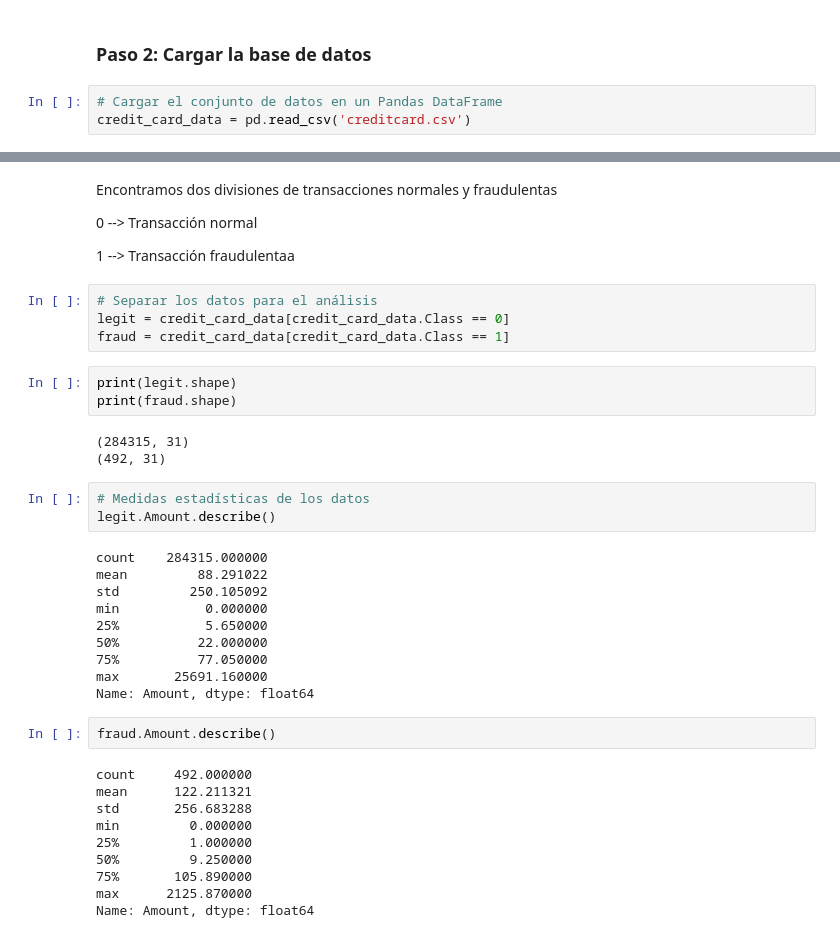
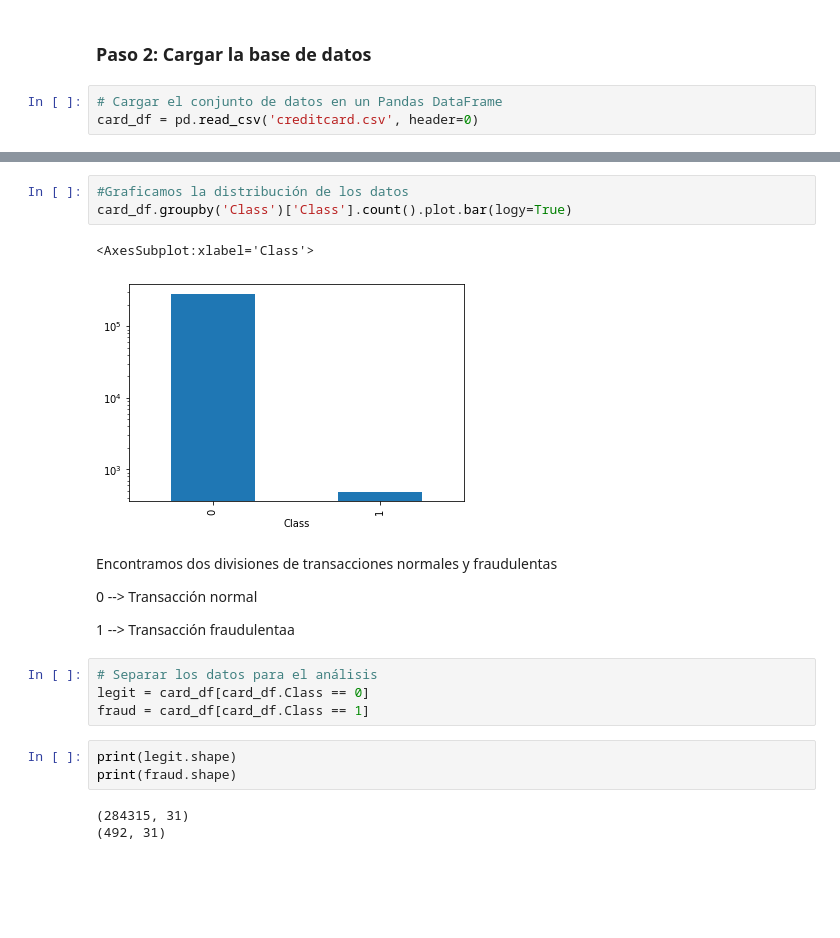
Before and after one commit to EnriquePalacios99/Projecto_Detecci-n_de_fraude_en_tarjetas_de_cr-dito, a Jupyter notebook: Projecto_Detección_de_fraude_en_tarjetas_de_crédito.ipynb, the cells around one changed output, grey strips where cells are left out. Drawn from its saved outputs; the diff is of its cells as text; blank space fills up the shorter version.

```diff
--- a/Projecto_Detección_de_fraude_en_tarjetas_de_crédito.ipynb
+++ b/Projecto_Detección_de_fraude_en_tarjetas_de_crédito.ipynb
@@ -12,6 +78,6 @@ from sklearn.metrics import accuracy_score
 ### Paso 2: Cargar la base de datos
 # %%
 # Cargar el conjunto de datos en un Pandas DataFrame
-credit_card_data = pd.read_csv('creditcard.csv')
+card_df = pd.read_csv('creditcard.csv', header=0)
 # %%
 # Primeras 5 filas del conjunto de datos
@@ -83,6 +197,12 @@ credit_card_data['Class'].value_counts()
 0    284315
 1       492
 Name: Class, dtype: int64
+# %%
+#Graficamos la distribución de los datos
+card_df.groupby('Class')['Class'].count().plot.bar(logy=True)
+# %% [output]
+<AxesSubplot:xlabel='Class'>
+[figure, added]
 # %% [markdown]
 Encontramos dos divisiones de transacciones normales y fraudulentas
 
@@ -91,36 +211,11 @@ Encontramos dos divisiones de transacciones normales y fraudulentas
 1 --> Transacción fraudulentaa
 # %%
 # Separar los datos para el análisis
-legit = credit_card_data[credit_card_data.Class == 0]
-fraud = credit_card_data[credit_card_data.Class == 1]
+legit = card_df[card_df.Class == 0]
+fraud = card_df[card_df.Class == 1]
 # %%
 print(legit.shape)
 print(fraud.shape)
 # %% [output]
 (284315, 31)
 (492, 31)
-# %%
-# Medidas estadísticas de los datos
-legit.Amount.describe()
-# %% [output]
-count    284315.000000
-mean         88.291022
-std         250.105092
-min           0.000000
-25%           5.650000
-50%          22.000000
-75%          77.050000
-max       25691.160000
-Name: Amount, dtype: float64
-# %%
-fraud.Amount.describe()
-# %% [output]
-count     492.000000
-mean      122.211321
-std       256.683288
-min         0.000000
-25%         1.000000
-50%         9.250000
-75%       105.890000
-max      2125.870000
-Name: Amount, dtype: float64
```
Also changed, not shown: parts of 90 cells of this notebook.
